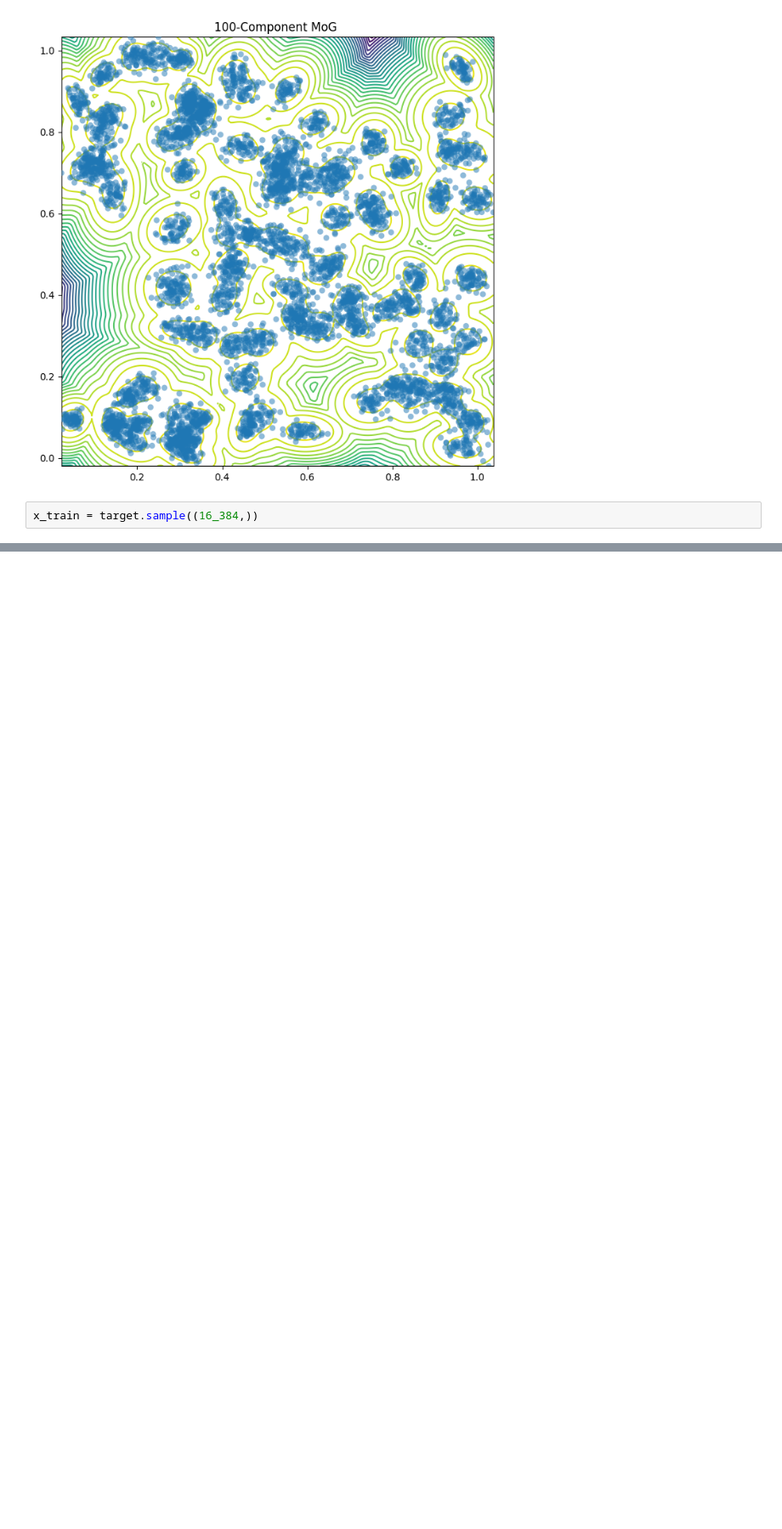
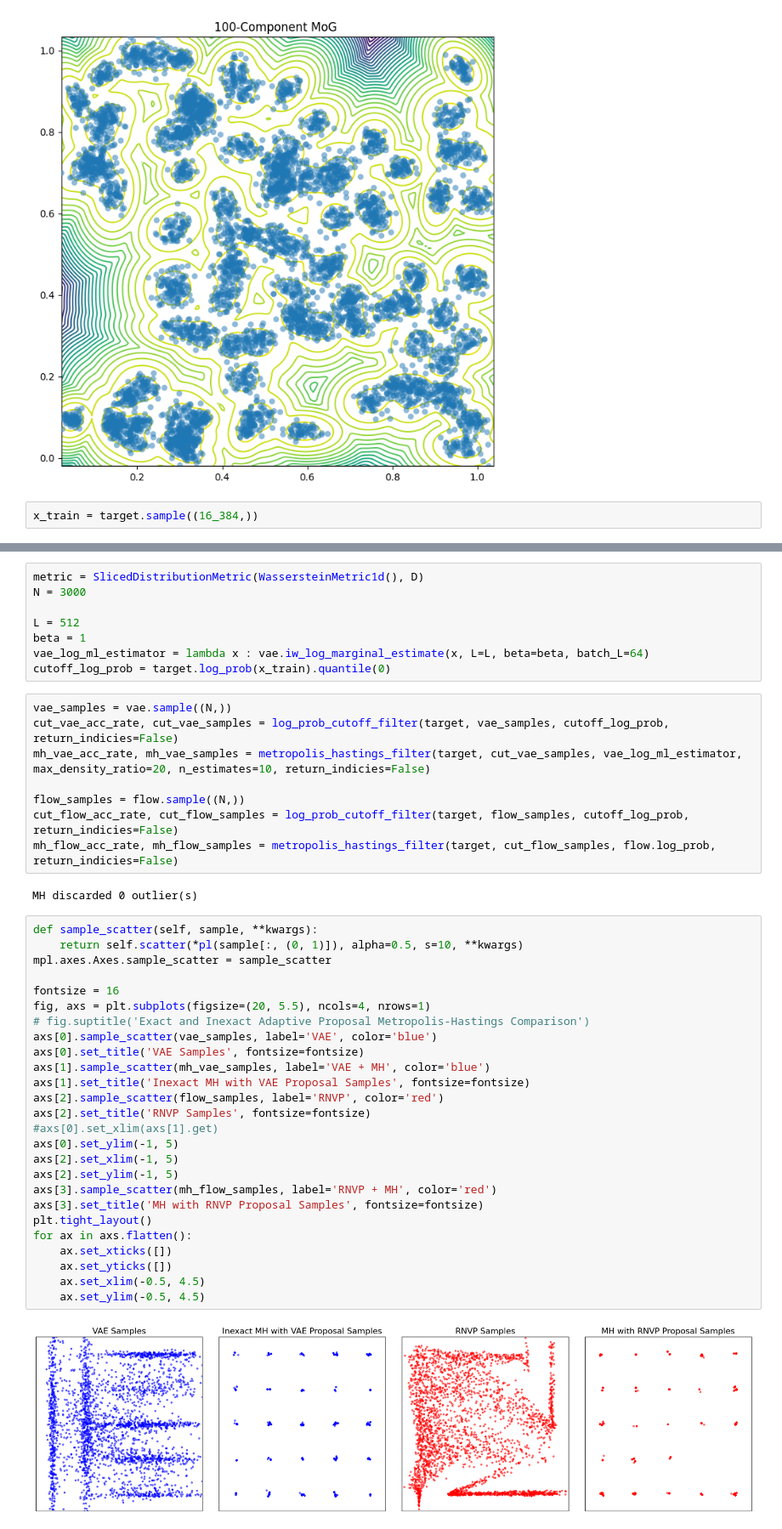
Before and after one commit to xapq/approximate-metropolis-hastings, a Jupyter notebook: NormalizingFlowsComparison.ipynb, the cells around one changed output, grey strips where cells are left out. Shown at 85% size. Saved outputs shown, nothing was run; the diff lists cells and outputs as text; blank space fills up the shorter version.

Commit message:
Showed that vae can beat rnvp. Implemented Mahalanobis distance

```diff
--- a/NormalizingFlowsComparison.ipynb
+++ b/NormalizingFlowsComparison.ipynb
@@ -132,0 +136,46 @@ Wall time: 1min 14s
+# %%
+metric = SlicedDistributionMetric(WassersteinMetric1d(), D)
+N = 3000
+
+L = 512
+beta = 1
+vae_log_ml_estimator = lambda x : vae.iw_log_marginal_estimate(x, L=L, beta=beta, batch_L=64)
+cutoff_log_prob = target.log_prob(x_train).quantile(0)
+# %%
+vae_samples = vae.sample((N,))
+cut_vae_acc_rate, cut_vae_samples = log_prob_cutoff_filter(target, vae_samples, cutoff_log_prob, return_indicies=False)
+mh_vae_acc_rate, mh_vae_samples = metropolis_hastings_filter(target, cut_vae_samples, vae_log_ml_estimator, max_density_ratio=20, n_estimates=10, return_indicies=False)
+
+flow_samples = flow.sample((N,))
+cut_flow_acc_rate, cut_flow_samples = log_prob_cutoff_filter(target, flow_samples, cutoff_log_prob, return_indicies=False)
+mh_flow_acc_rate, mh_flow_samples = metropolis_hastings_filter(target, cut_flow_samples, flow.log_prob, return_indicies=False)
+# %% [output]
+MH discarded 0 outlier(s)
+# %%
+def sample_scatter(self, sample, **kwargs):
+    return self.scatter(*pl(sample[:, (0, 1)]), alpha=0.5, s=10, **kwargs)
+mpl.axes.Axes.sample_scatter = sample_scatter
+
+fontsize = 16
+fig, axs = plt.subplots(figsize=(20, 5.5), ncols=4, nrows=1)
+# fig.suptitle('Exact and Inexact Adaptive Proposal Metropolis-Hastings Comparison')
+axs[0].sample_scatter(vae_samples, label='VAE', color='blue')
+axs[0].set_title('VAE Samples', fontsize=fontsize)
+axs[1].sample_scatter(mh_vae_samples, label='VAE + MH', color='blue')
+axs[1].set_title('Inexact MH with VAE Proposal Samples', fontsize=fontsize)
+axs[2].sample_scatter(flow_samples, label='RNVP', color='red')
+axs[2].set_title('RNVP Samples', fontsize=fontsize)
+#axs[0].set_xlim(axs[1].get)
+axs[0].set_ylim(-1, 5)
+axs[2].set_xlim(-1, 5)
+axs[2].set_ylim(-1, 5)
+axs[3].sample_scatter(mh_flow_samples, label='RNVP + MH', color='red')
+axs[3].set_title('MH with RNVP Proposal Samples', fontsize=fontsize)
+plt.tight_layout()
+for ax in axs.flatten():
+    ax.set_xticks([])
+    ax.set_yticks([])
+    ax.set_xlim(-0.5, 4.5)
+    ax.set_ylim(-0.5, 4.5)
+# %% [output]
+[figure, added]
```
Also changed, not shown: parts of 5 cells of this notebook, 3 other files.
